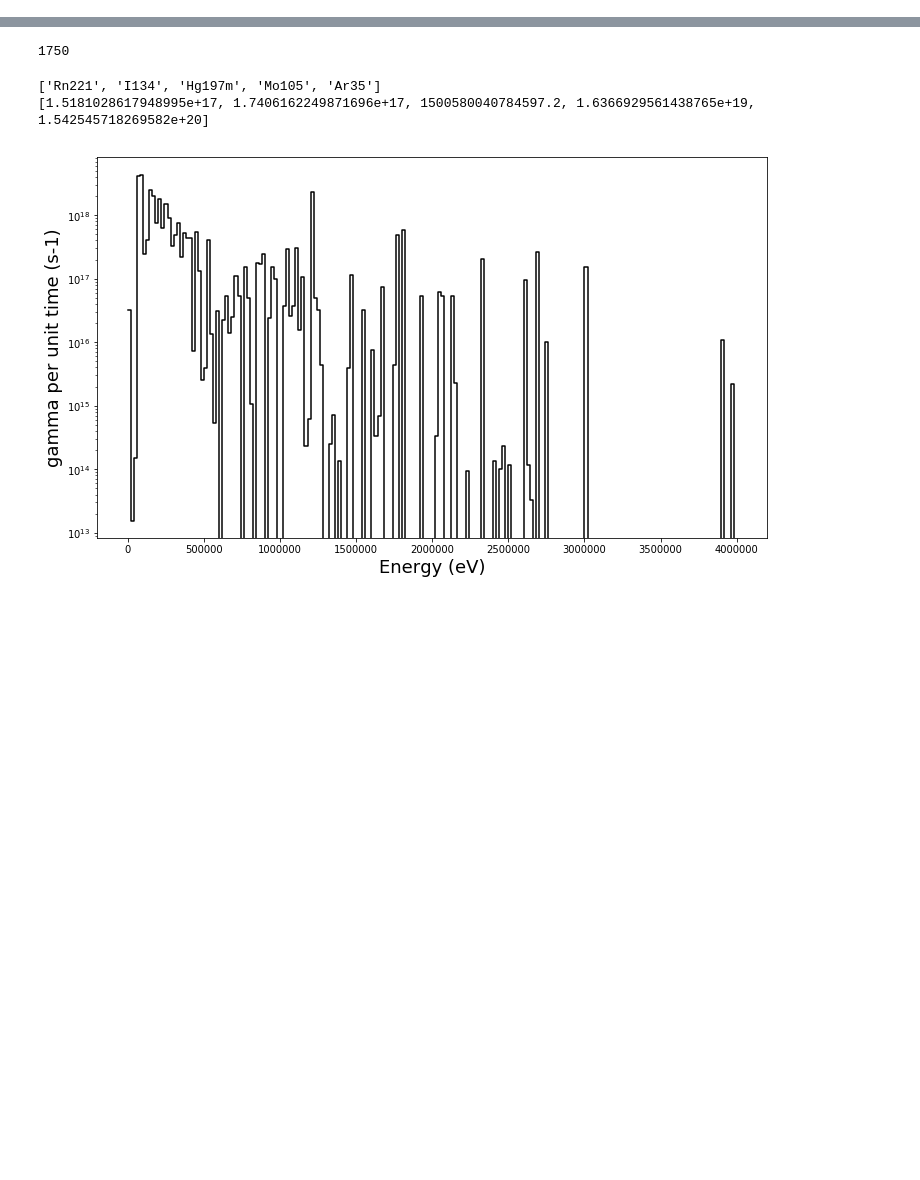
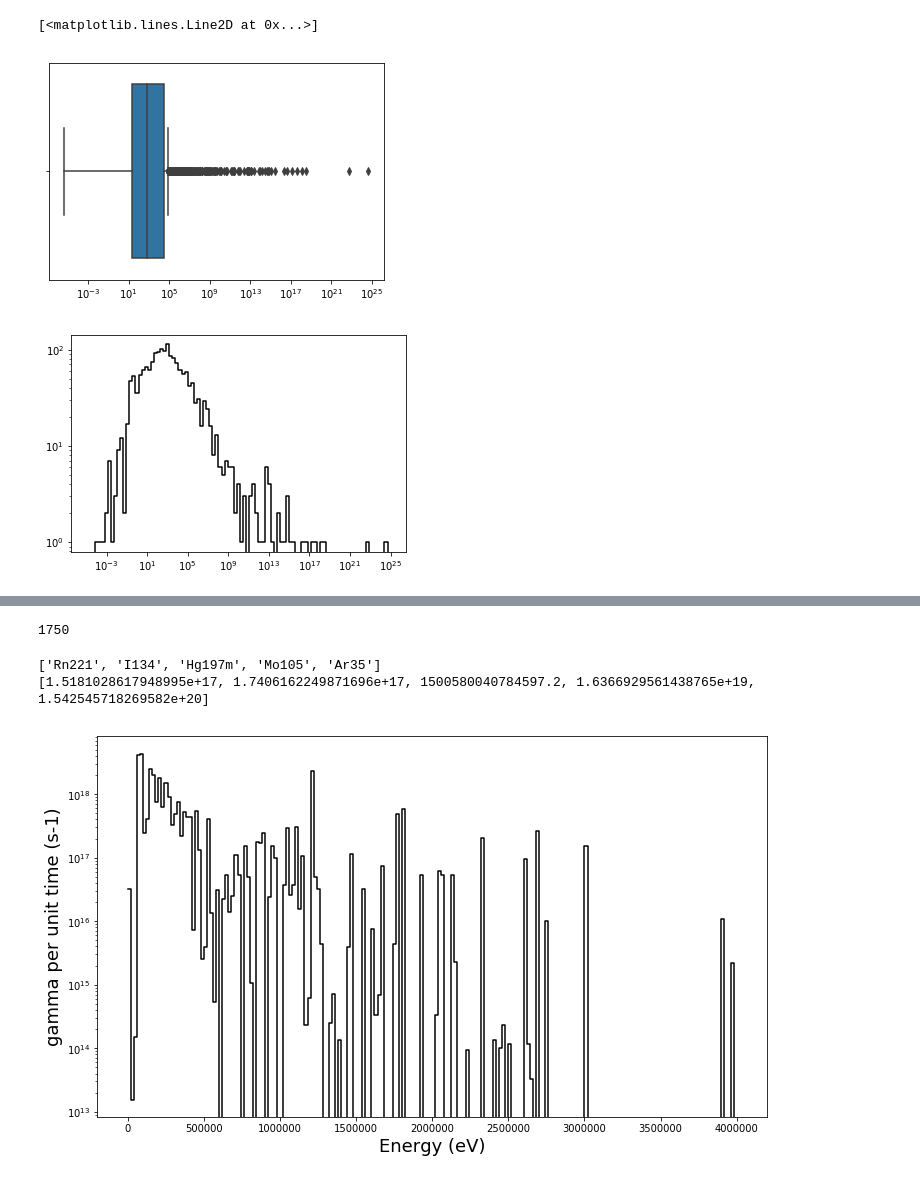
Before and after one commit to fispact/actigamma, a Jupyter notebook: examples/experiments.ipynb, the cells around one changed output, grey strips where cells are left out. Saved outputs shown, nothing was run; the diff lists cells and outputs as text; code cells hidden in the pictures; blank space fills up the shorter version.

```diff
--- a/examples/experiments.ipynb
+++ b/examples/experiments.ipynb
@@ -22,0 +59,17 @@ grid = ag.EnergyGrid(bounds=ag.linspace(MINENERGY, MAXENERGY, NBINS+1))
+# %%
+# look at the number of lines vs halflife
+# if the halflife is less than 1 day or more than 10 years for example
+# it is very likely this will not be seen
+halflives = [ db.gethalflife(nuc) for nuc in radionuclides ]
+ax = sns.boxplot(x=halflives)
+plt.xscale("log")
+
+f = plt.figure()
+hist, bin_edges = np.histogram(halflives, density=False, bins=np.logspace(-5,25, 100))
+X, Y = ag.getplotvalues(bin_edges, hist)
+# plt.xlim(0,100)
+plt.loglog(X, Y, 'k')
+# %% [output]
+[<matplotlib.lines.Line2D at 0x...>]
+[figure, added]
+[figure, added]
```
Also changed, not shown: parts of 14 cells of this notebook, 1 other file.
